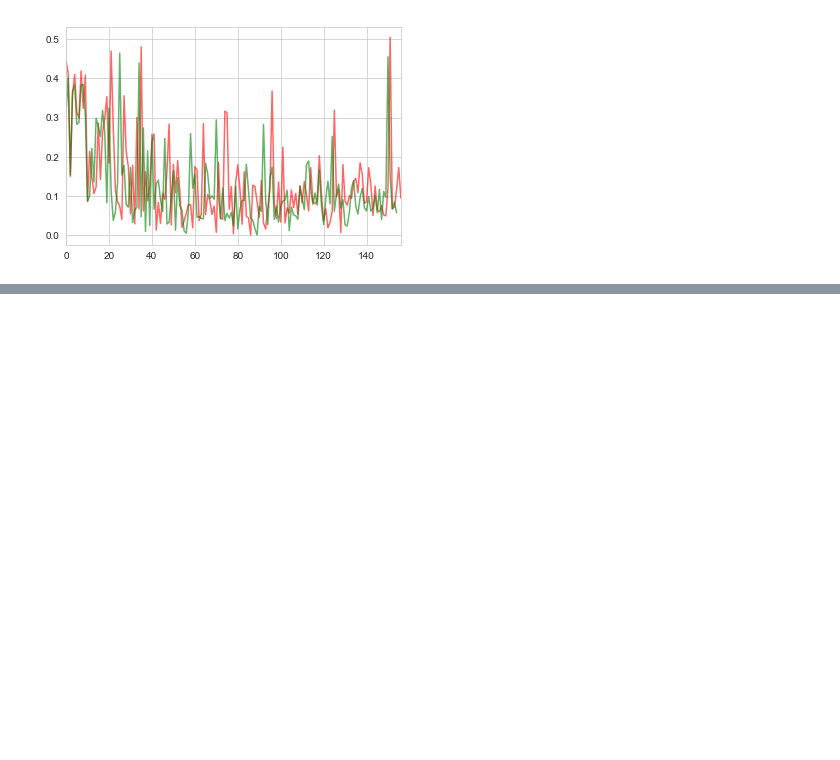
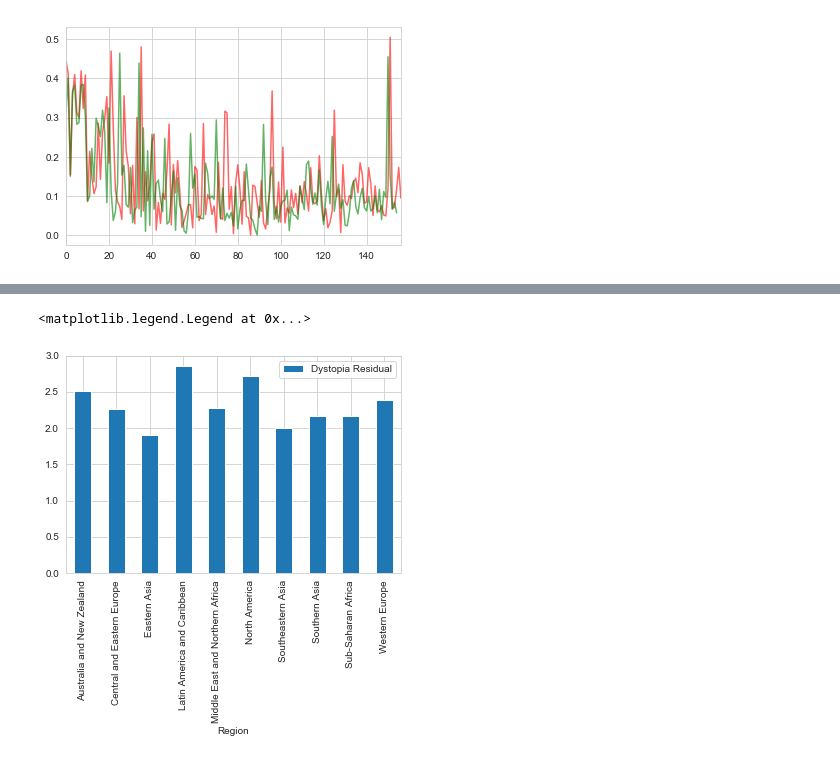
Before and after one commit to simprism/happiness-index, a Jupyter notebook: happiness-index.ipynb, the cells around one changed output, grey strips where cells are left out. Drawn from its saved outputs; the diff is of its cells as text; code cells hidden in the pictures; blank space fills up the shorter version.

```diff
--- a/happiness-index.ipynb
+++ b/happiness-index.ipynb
@@ -117,0 +117,7 @@ dystopia.plot(kind='bar')
+# %%
+fig, ax = plt.subplots()
+dystopia.plot(kind='bar')
+ax.legend()
+# %% [output]
+<matplotlib.legend.Legend at 0x...>
+[figure, added]
```
Also changed, not shown: parts of 5 cells of this notebook.
